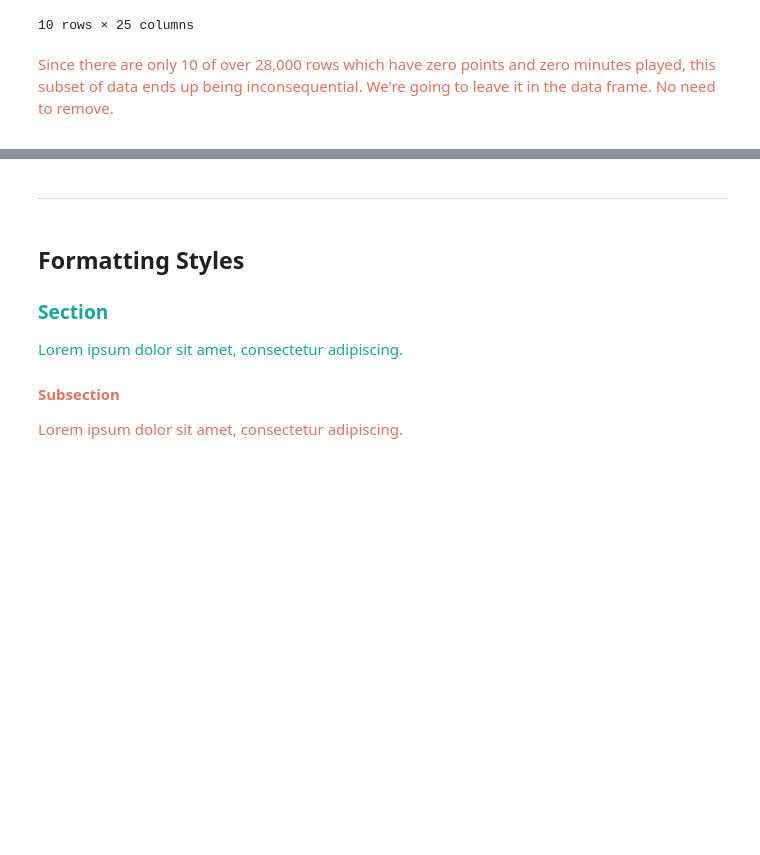
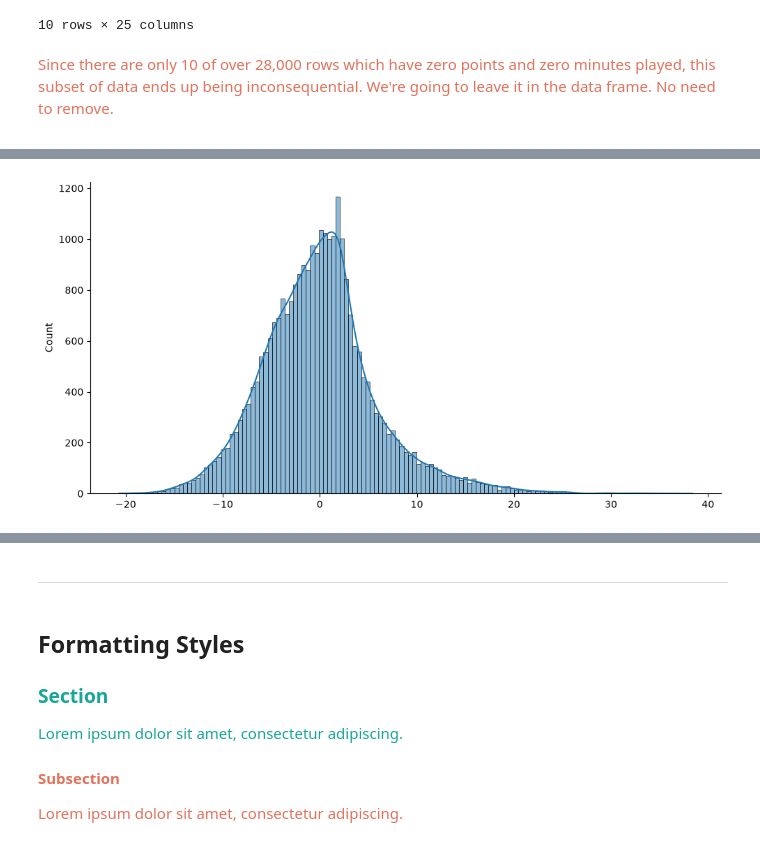
Before and after one commit to awomann/nba-prediction, a Jupyter notebook: Desktop/Coding/NBA Prediction/NBA_Predictive_Analytics.ipynb, the cells around one changed output, grey strips where cells are left out. Cells and saved outputs as stored; diff of their text form; code cells hidden in the pictures; blank space fills up the shorter version.

Commit message:
feat: fit linear regression model and begin diagnostics

```diff
--- a/Desktop/Coding/NBA Prediction/NBA_Predictive_Analytics.ipynb
+++ b/Desktop/Coding/NBA Prediction/NBA_Predictive_Analytics.ipynb
@@ -554,0 +565,3 @@ Since there are only 10 of over 28,000 rows which have zero points and zero minu
+# %%
+model = smf.ols('Points ~ MinPlay', data = new_df).fit()
+model.summary()
@@ -554,0 +616,3 @@ Since there are only 10 of over 28,000 rows which have zero points and zero minu
+# %%
+residuals = model.resid
+print(residuals)
@@ -554,0 +632,5 @@ Since there are only 10 of over 28,000 rows which have zero points and zero minu
+# %%
+sns.displot(residuals, kind = 'hist', kde = True, aspect = 2)
+plt.show()
+# %% [output]
+[figure, added]
```
Also changed, not shown: parts of 9 cells of this notebook.
